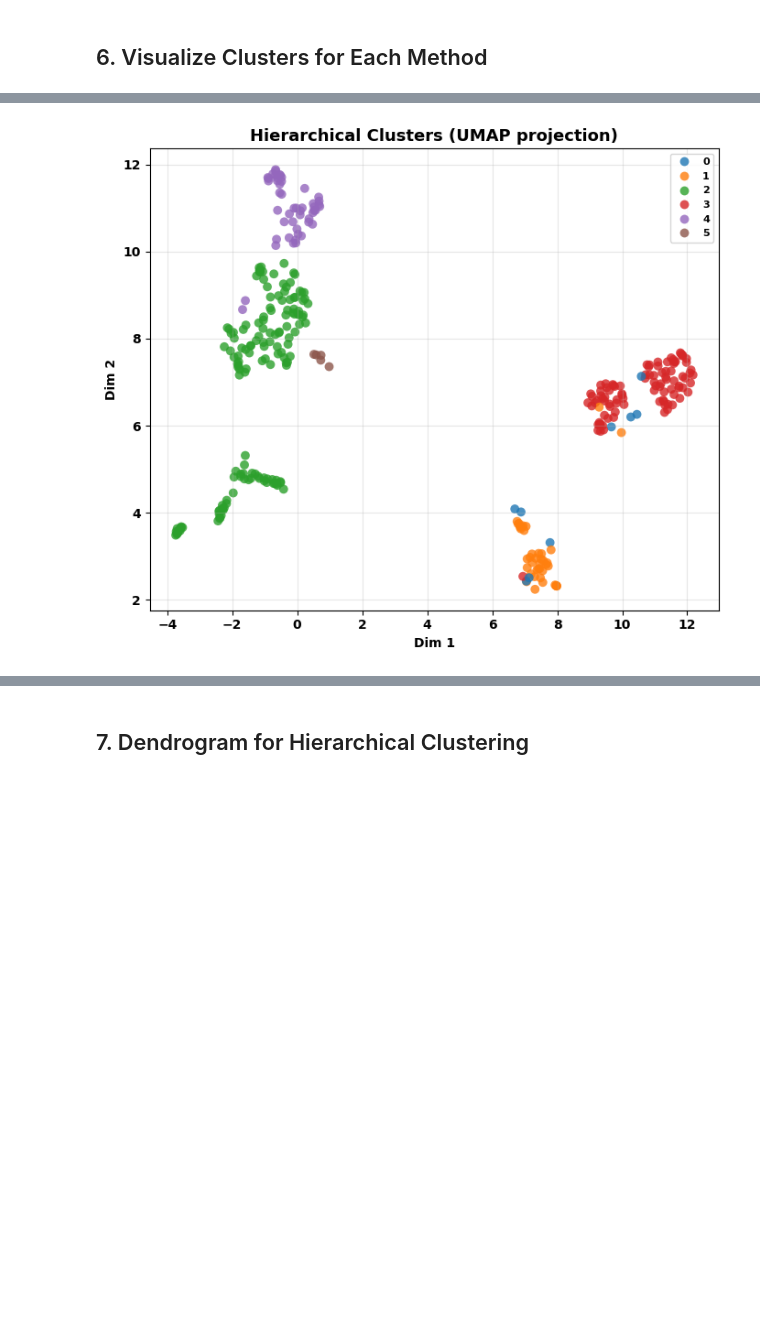
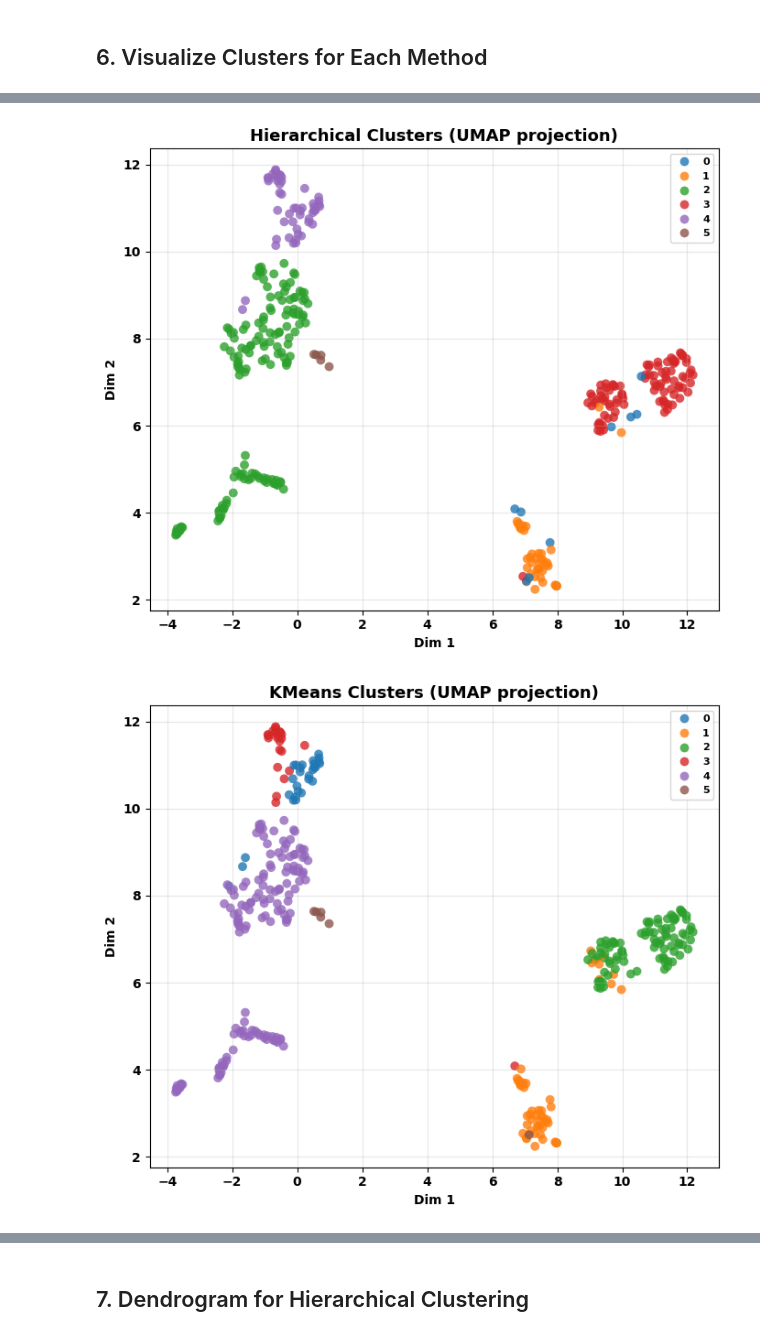
Before and after one commit to gackouhamady/HumanActivityRecognition, a Jupyter notebook: notebooks/ClusteringAnalysis.ipynb, the cells around one changed output, grey strips where cells are left out. Saved outputs shown, nothing was run; the diff lists cells and outputs as text; code cells hidden in the pictures; blank space fills up the shorter version.

```diff
--- a/notebooks/ClusteringAnalysis.ipynb
+++ b/notebooks/ClusteringAnalysis.ipynb
@@ -115,23 +115,24 @@ embeddings = {"PCA": pca, "UMAP": umap_emb, "t-SNE": tsne_emb}
 # %%
 # Function to display scatter plots
 def plot_clusters(embedding, labels, title):
     plt.figure(figsize=(7,6))
     sns.scatterplot(x=embedding[:,0], y=embedding[:,1], hue=labels,
                     palette='tab10', s=50, alpha=0.8, edgecolor='none')
     plt.title(title, fontsize=13)
     plt.xlabel("Dim 1")
     plt.ylabel("Dim 2")
     plt.legend(loc='best', fontsize=8)
     plt.grid(alpha=0.3)
     plt.tight_layout()
     plt.show()
 
 # Visualize best-performing algorithms (by Silhouette)
-top_methods = df_scores.sort_values("Silhouette", ascending=False)["Method"].head(3)
+top_methods = df_scores.sort_values("Silhouette", ascending=False)["Method"].head(12)
 for method in top_methods:
     labels = results_dict[method]
     plot_clusters(umap_emb, labels, f"{method} Clusters (UMAP projection)")
 # %% [output]
 [figure]
 [figure]
 [figure]
+[figure, added]
```
Also changed, not shown: parts of 1 cell of this notebook, 7 other files.
